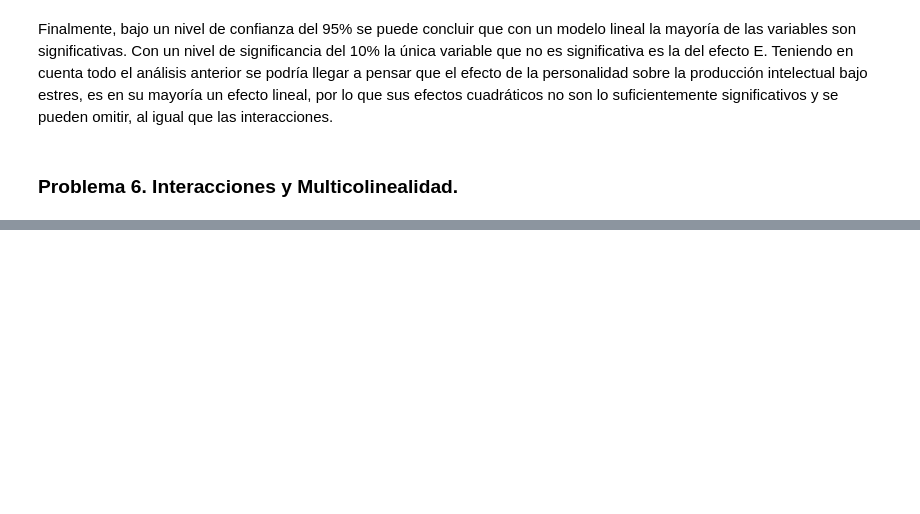
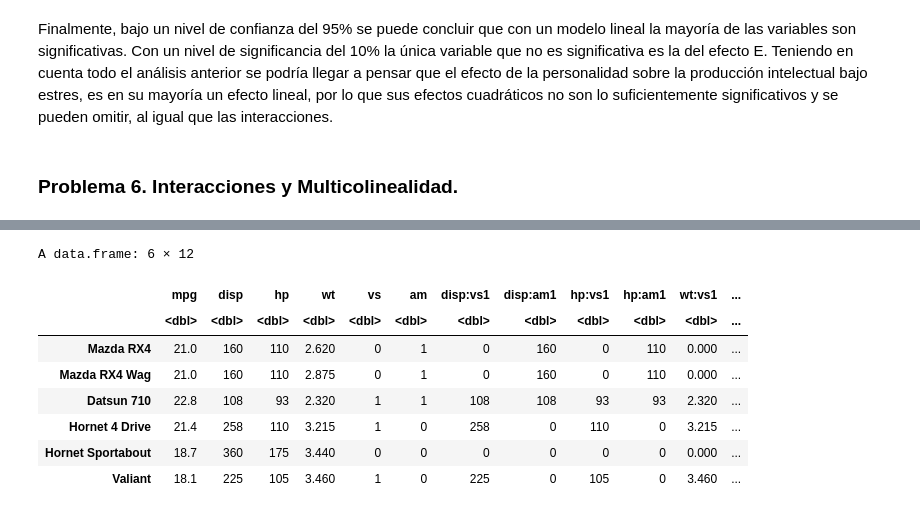
Before and after one commit to MantiMantilla/MEL-2022-2, a Jupyter notebook: Tareas/Tarea 2/Tarea 2.ipynb, the cells around one changed output, grey strips where cells are left out. Cells and saved outputs as stored; diff of their text form; code cells hidden in the pictures; blank space fills up the shorter version.

```diff
--- a/Tareas/Tarea 2/Tarea 2.ipynb
+++ b/Tareas/Tarea 2/Tarea 2.ipynb
@@ -1312,0 +1319,5 @@ Teniendo en cuenta todo el análisis anterior se podría llegar a pensar que el
+# %%
+library(ISLR)
+data <- mtcars
+data <- data[c("mpg", "disp", "hp", "wt", "vs", "am")]
+head(data)
@@ -1312,0 +1343,19 @@ Teniendo en cuenta todo el análisis anterior se podría llegar a pensar que el
+# %%
+data_inter <- data
+data_inter["disp:vs1"] <- data["disp"] * data["vs"]
+data_inter["disp:am1"] <- data["disp"] * data["am"]
+data_inter["hp:vs1"]   <- data["hp"] * data["vs"]
+data_inter["hp:am1"]   <- data["hp"] * data["am"]
+data_inter["wt:vs1"]   <- data["wt"] * data["vs"]
+data_inter["wt:am1"]   <- data["wt"] * data["am"]
+head(data_inter)
+# %% [output]
+A data.frame: 6 × 12
+|  | mpg | disp | hp | wt | vs | am | disp:vs1 | disp:am1 | hp:vs1 | hp:am1 | wt:vs1 | ... |
+|  | <dbl> | <dbl> | <dbl> | <dbl> | <dbl> | <dbl> | <dbl> | <dbl> | <dbl> | <dbl> | <dbl> | ... |
+| Mazda RX4 | 21.0 | 160 | 110 | 2.620 | 0 | 1 | 0 | 160 | 0 | 110 | 0.000 | ... |
+| Mazda RX4 Wag | 21.0 | 160 | 110 | 2.875 | 0 | 1 | 0 | 160 | 0 | 110 | 0.000 | ... |
+| Datsun 710 | 22.8 | 108 | 93 | 2.320 | 1 | 1 | 108 | 108 | 93 | 93 | 2.320 | ... |
+| Hornet 4 Drive | 21.4 | 258 | 110 | 3.215 | 1 | 0 | 258 | 0 | 110 | 0 | 3.215 | ... |
+| Hornet Sportabout | 18.7 | 360 | 175 | 3.440 | 0 | 0 | 0 | 0 | 0 | 0 | 0.000 | ... |
+| Valiant | 18.1 | 225 | 105 | 3.460 | 1 | 0 | 225 | 0 | 105 | 0 | 3.460 | ... |
```
Also changed, not shown: parts of 18 cells of this notebook.
